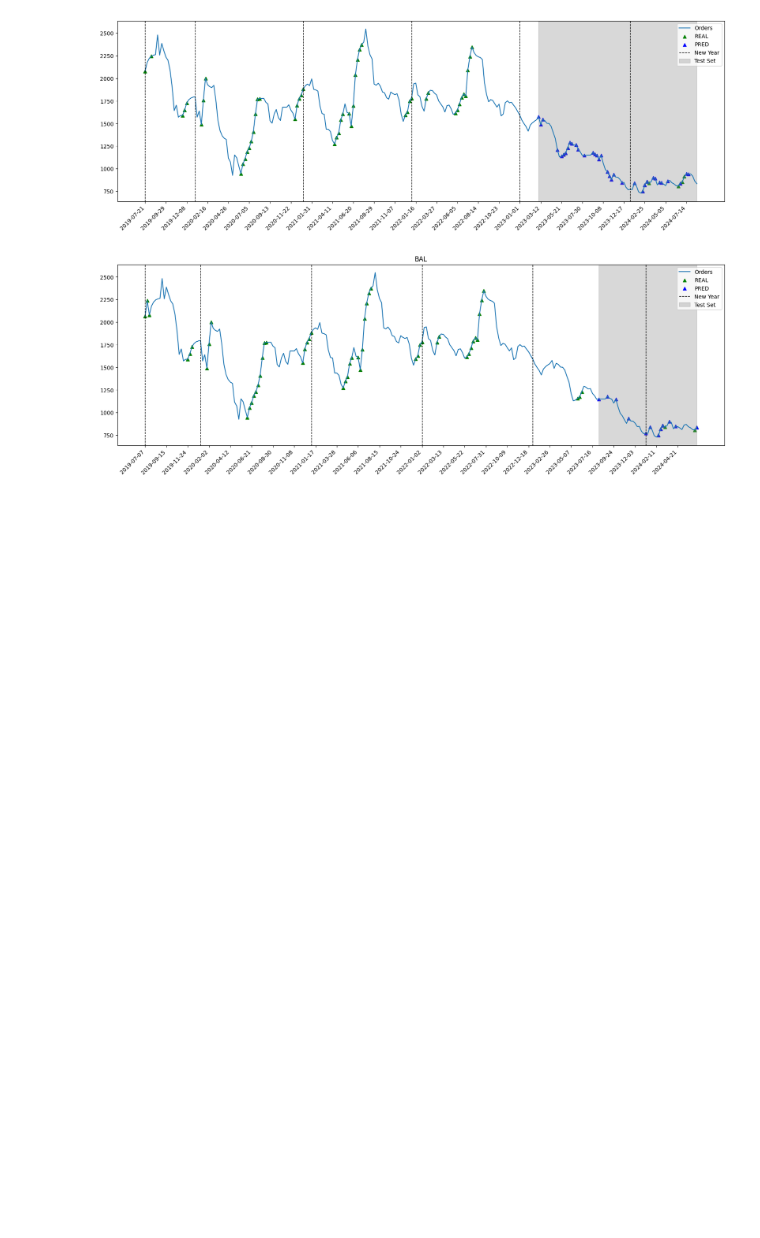
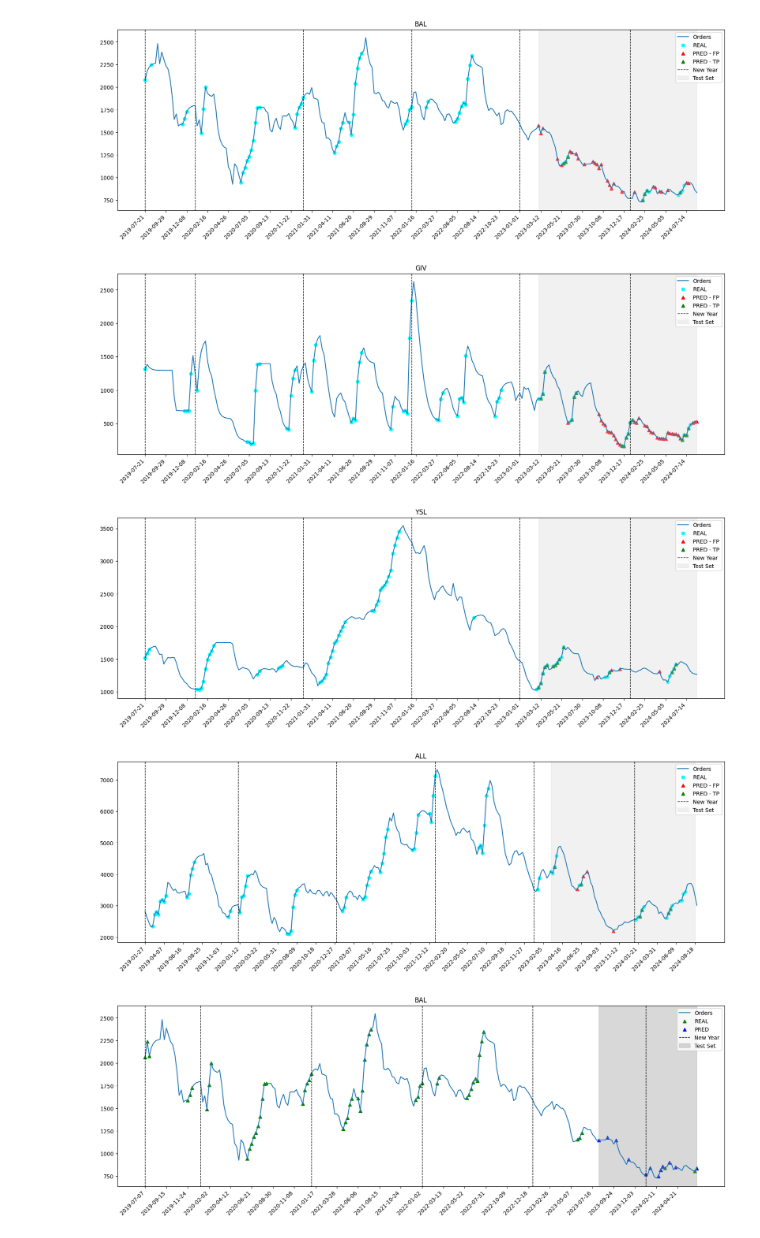
Before and after one commit to FabioTessarollo/Gab_Orders_forecasting_app, a Jupyter notebook: features_extraction/data_exp.ipynb, the cells around one changed output. Drawn from its saved outputs; the diff is of its cells as text; code cells hidden in the pictures; blank space fills up the shorter version.

Commit message:
model eval, plotting results

```diff
--- a/features_extraction/data_exp.ipynb
+++ b/features_extraction/data_exp.ipynb
@@ -3,9 +3,9 @@ import pandas as pd
 import matplotlib.pyplot as plt
 test_start = '2023-02-31'
 BAL_pred =  [1, 1, 1, 0, 0, 0, 0, 0, 0, 1, 0, 1, 1, 1, 1, 1, 1, 0, 1, 1, 0, 0, 1, 0, 0, 0, 1, 1, 1, 1, 1, 0, 0, 1, 1, 1, 1, 0, 0, 0, 1, 0, 0, 0, 0, 0, 1, 0, 0, 0, 1, 1, 1, 0, 0, 1, 1, 0, 1, 1, 0, 0, 1, 0, 0, 0, 0, 0, 1, 0, 0, 1, 1, 0, 0, 0, 0]
-YSL_pred =  [0, 0, 0, 0, 0, 0, 0, 0, 0, 0, 0, 0, 1, 0, 0, 0, 0, 0, 0, 0, 0, 0, 0, 0, 0, 0, 0, 0, 0, 0, 0, 0, 0, 0, 0, 0, 0, 0, 0, 0, 0, 0, 1, 1, 1, 0, 0]
-GIV_pred =  [0, 0, 0, 0, 0, 0, 0, 0, 1, 1, 0, 1, 1, 1, 1, 1, 1, 1, 1, 1, 1, 1, 1, 1, 1, 1, 1, 1, 0, 0, 1, 1, 1, 0, 0, 0, 1, 1, 1, 1, 1, 1, 1, 1, 1, 1, 1]
-ALL_pred =  [0, 0, 0, 0, 0, 0, 0, 0, 0, 0, 0, 0, 0, 0, 0, 0, 0, 0, 0, 0, 0, 0, 0, 0, 0, 0, 0, 0, 0, 0, 0, 0, 0, 0, 0, 0, 0, 0, 0, 0, 0, 1, 0, 0, 0, 0, 0]
+YSL_pred =  [1, 1, 1, 1, 1, 0, 0, 1, 1, 1, 1, 0, 1, 0, 0, 0, 0, 0, 0, 0, 0, 0, 0, 0, 0, 0, 0, 0, 1, 0, 0, 0, 0, 0, 1, 1, 0, 0, 0, 1, 0, 0, 0, 0, 0, 0, 0, 0, 0, 0, 0, 0, 0, 0, 0, 0, 0, 0, 1, 0, 0, 0, 0, 0, 1, 1, 1, 0, 0, 0, 0, 0, 0, 0, 0, 0, 0]
+GIV_pred =  [0, 1, 1, 1, 0, 0, 0, 0, 0, 0, 0, 0, 0, 0, 1, 0, 1, 1, 1, 0, 0, 0, 0, 0, 0, 0, 0, 0, 0, 1, 1, 1, 1, 1, 1, 1, 1, 1, 1, 1, 1, 1, 1, 1, 1, 1, 1, 1, 1, 0, 0, 1, 1, 1, 1, 1, 0, 1, 1, 1, 1, 1, 1, 1, 1, 1, 1, 1, 1, 1, 1, 1, 1, 0, 1, 1, 1]
+ALL_pred =  [0, 0, 1, 0, 0, 0, 0, 0, 0, 0, 0, 0, 0, 0, 1, 0, 1, 1, 0, 1, 0, 0, 0, 0, 0, 0, 0, 0, 0, 0, 0, 0, 0, 1, 0, 0, 0, 0, 0, 0, 0, 0, 0, 0, 0, 0, 0, 1, 1, 0, 0, 0, 0, 0, 0, 0, 0, 0, 0, 0, 0, 0, 1, 1, 0, 0, 0, 0, 0, 0, 0, 0, 0, 0, 0, 0, 0]
 
 df = pd.read_csv(f'BAL.csv', index_col='date')
 
@@ -13,36 +13,43 @@ df_test = df[df.index > test_start]
 test_index = df_test.index
 
 df_BAL_pred = pd.DataFrame(data=BAL_pred, index=test_index, columns = ['pred'])
-#df_GIV_pred = pd.DataFrame(data=GIV_pred, index=test_index, columns = ['pred'])
-#df_YSL_pred = pd.DataFrame(data=YSL_pred, index=test_index, columns = ['pred'])
-#df_ALL_pred = pd.DataFrame(data=ALL_pred, index=test_index, columns = ['pred'])
+df_GIV_pred = pd.DataFrame(data=GIV_pred, index=test_index, columns = ['pred'])
+df_YSL_pred = pd.DataFrame(data=YSL_pred, index=test_index, columns = ['pred'])
+df_ALL_pred = pd.DataFrame(data=ALL_pred, index=test_index, columns = ['pred'])
 
-perimeter = [['BAL',df_BAL_pred]]#, ['GIV',df_GIV_pred], ['YSL',df_YSL_pred], ['ALL',df_ALL_pred]]
+perimeter = [['BAL',df_BAL_pred], ['GIV',df_GIV_pred], ['YSL',df_YSL_pred], ['ALL',df_ALL_pred]]
 # %%
-df = pd.read_csv(f'BAL.csv', index_col='date')
-df = df.join(df_BAL_pred, how='left')
-df['date'] = df.index
-df['year'] = pd.to_datetime(df['date']).apply(lambda x : x.year)
+for brand in perimeter:
+    df = pd.read_csv(f'{brand[0]}.csv', index_col='date')
+    df = df.join(brand[1], how='left')
+    df['date'] = df.index
+    df['year'] = pd.to_datetime(df['date']).apply(lambda x : x.year)
 
-plt.figure(figsize=(20,6))
-plt.plot(df.index, df['qty-0'], label='Orders')
-plt.scatter(df.index[df['month_variation'] == 1], df['qty-0'][df['month_variation'] == 1], color='green', label='REAL', marker='^', alpha=1)
-plt.scatter(df.index[df['pred'] == 1], df['qty-0'][df['pred'] == 1], color='blue', label='PRED', marker='^', alpha=1)
+    plt.figure(figsize=(20,6))
+    plt.axvspan(test_index[0], test_index[-1], color='lightgrey', alpha=0.3, label='Test Set')
+    plt.scatter(df.index[df['month_variation'] == 1], df['qty-0'][df['month_variation'] == 1], color='cyan', label='REAL', marker='o', alpha=1)
+    plt.scatter(df.index[(df['pred'] == 1) & (df['month_variation'] != 1)], df['qty-0'][(df['pred'] == 1) & (df['month_variation'] != 1)], color='red', label='PRED - FP', marker='^', alpha=1)
+    plt.scatter(df.index[(df['pred'] == 1) & (df['month_variation'] == 1)], df['qty-0'][(df['pred'] == 1) & (df['month_variation'] == 1)], color='green', label='PRED - TP', marker='^', alpha=1)
 
-for year in df['year'].unique():
-    plt.axvline(df[df['year'] == year].index[0], color='black', linestyle='--', lw=1, label='New Year' if year == df['year'].min() else "")
+    for year in df['year'].unique():
+        plt.axvline(df[df['year'] == year].index[0], color='black', linestyle='--', lw=1, label='New Year' if year == df['year'].min() else "")
 
-plt.axvspan(test_index[0], test_index[-1], color='grey', alpha=0.3, label='Test Set')
+    plt.axvspan(test_index[0], test_index[-1], color='lightgrey', alpha=0.3, label='Test Set')
 
-xticks = df.index[::10]  # Show every nth label
-plt.xticks(xticks, rotation=45, ha='right')
+    xticks = df.index[::10]  # Show every nth label
+    plt.xticks(xticks, rotation=45, ha='right')
 
-plt.xticks(rotation=45, ha='right')
+    plt.xticks(rotation=45, ha='right')
 
-plt.legend()
-plt.show()
+    plt.title(brand[0])
+
+    plt.legend()
+    plt.show()
 # %% [output]
-[figure, old version]
+[figure, new version]
+[figure, added]
+[figure, added]
+[figure, added]
 # %%
 for brand in perimeter:
     df = pd.read_csv(f'{brand[0]}.csv', index_col='date')
```
Also changed, not shown: 1 other file.
